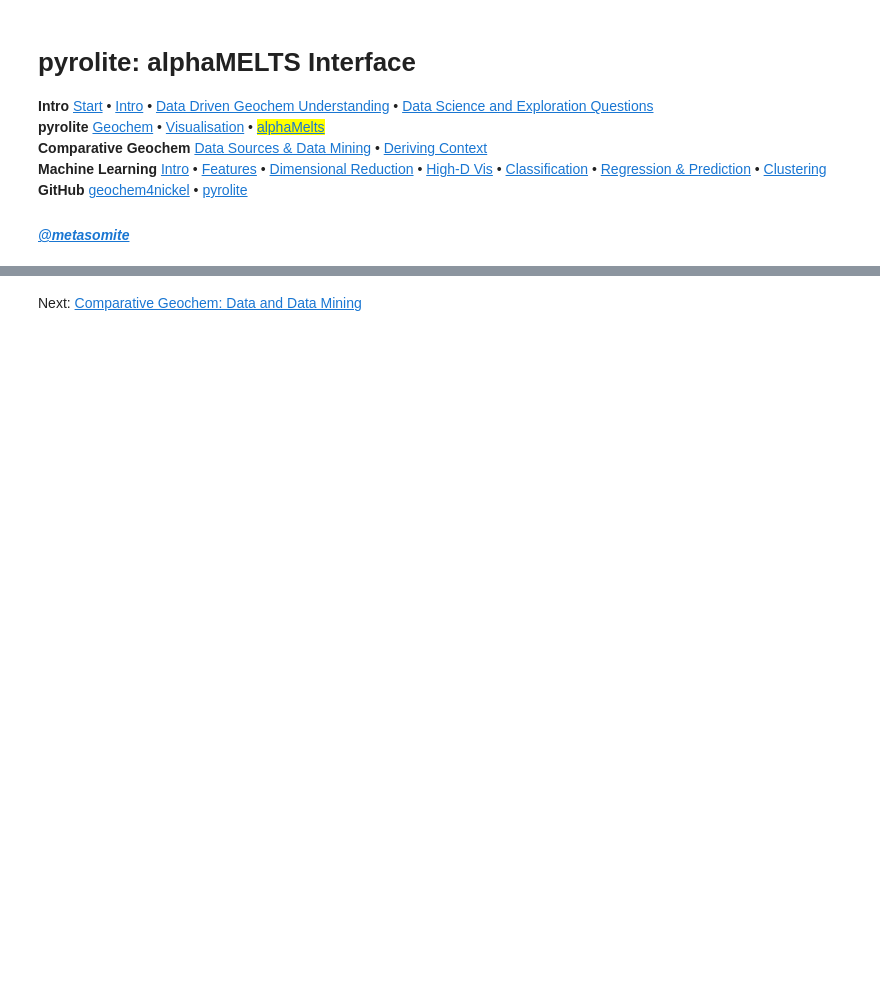
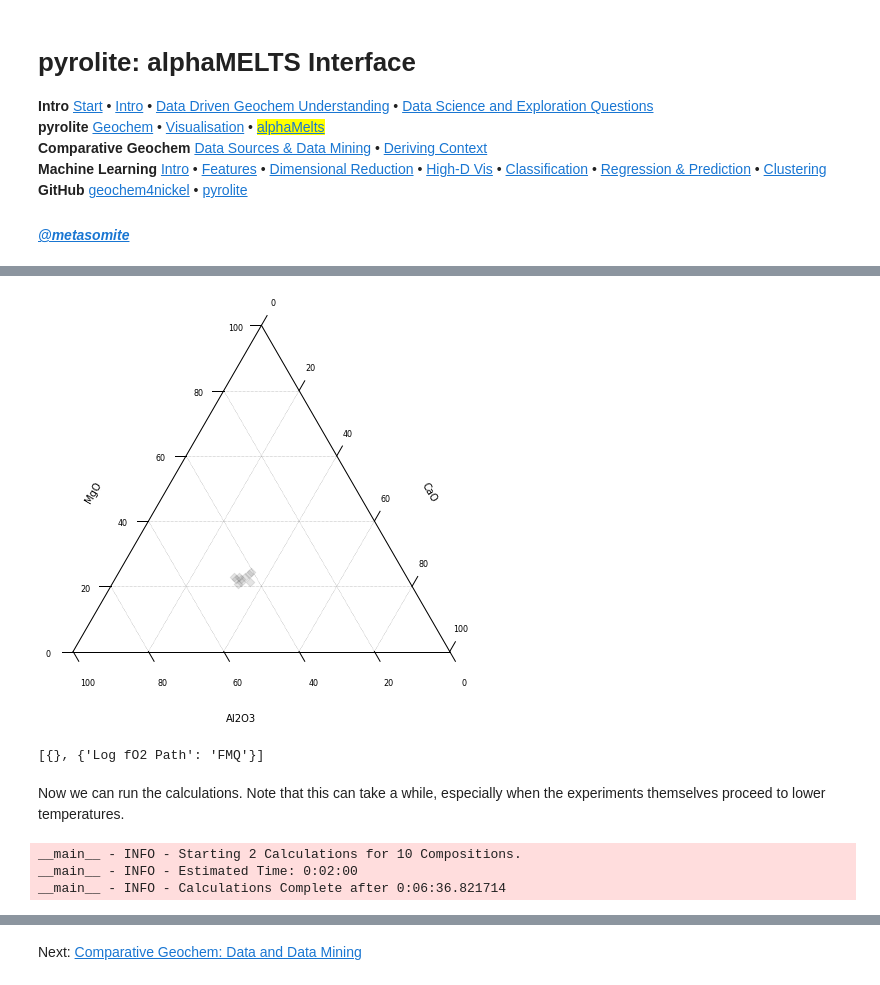
Before and after one commit to morganjwilliams/geochem4nickel, a Jupyter notebook: notebooks/2.3_pyroliteMELTS.ipynb, the cells around one changed output, grey strips where cells are left out. Saved outputs shown, nothing was run; the diff lists cells and outputs as text; code cells hidden in the pictures; blank space fills up the shorter version.

Commit message:
Update pyrolite melts notebook

```diff
--- a/notebooks/2.3_pyroliteMELTS.ipynb
+++ b/notebooks/2.3_pyroliteMELTS.ipynb
@@ -7,0 +31,38 @@
+# %%
+def blur_compositions(df, noise=0.05, scale=100):
+    """
+    Function to add 'compositional noise' to a set of compositions. In reality, it's
+    its best to use measured uncertainties to generate these simulated compositions.
+    """
+    # transform into compositional space, add noise, return to simplex
+    xvals = ilr(df.values)
+    xvals += np.random.randn(*xvals.shape) * noise
+    return inverse_ilr(xvals) * scale
+# %%
+from pyrolite.geochem.norm import get_reference_composition
+
+# get the major element composition of MORB from Gale et al (2013)
+Gale_MORB = get_reference_composition("MORB_Gale2013")
+MORB = Gale_MORB.comp.pyrochem.oxides.reset_index(drop=True)
+# %%
+MORB["Title"] = Gale_MORB.name
+MORB["Initial Temperature"] = 1300
+MORB["Final Temperature"] = 800
+MORB["Initial Pressure"] = 5000
+MORB["Final Pressure"] = 5000
+MORB["Log fO2 Path"] = "FMQ"
+MORB["Increment Temperature"] = -5
+MORB["Increment Pressure"] = 0
+# %%
+from pyrolite.util.text import slugify
+from pyrolite.util.pd import accumulate
+
+reps = 10
+df = accumulate([MORB] * reps)
+df = df.reset_index().drop(columns="index")
+df[df.pyrochem.list_oxides] = (
+    df.loc[:, df.pyrochem.list_oxides].astype(float).pyrocomp.renormalise()
+)
+df[df.pyrochem.list_oxides] = blur_compositions(df[df.pyrochem.list_oxides])
+df.Title = df.Title + " " + df.index.map(str)  # differentiate titles
+df.Title = df.Title.apply(slugify)
@@ -7,0 +78,41 @@
+# %%
+ax = df.loc[:, ["CaO", "MgO", "Al2O3"]].pyroplot.ternary(alpha=0.2, c="0.5")
+# %% [output]
+[figure, added]
+# %%
+from pyrolite.ext.alphamelts.automation import MeltsBatch
+
+# create a directory to run this experiment in
+tempdir = Path("./") / "montecarlo"
+
+batch = MeltsBatch(
+    df,
+    default_config={
+        "Initial Pressure": 5000,
+        "Initial Temperature": 1300,
+        "Final Temperature": 800,
+        "modes": ["isobaric"],
+    },
+    grid={
+        # "Initial Pressure": [3000, 7000],
+        # "Log fO2 Path": [None, "FMQ"],
+        # "modifychem": [None, {"H2O": 0.5}],
+    },
+    env=env,
+    logger=logger,
+    fromdir=tempdir,
+)
+
+batch.grid
+# %% [output]
+[{}, {'Log fO2 Path': 'FMQ'}]
+# %% [markdown]
+Now we can run the calculations. Note that this can take a while, especially when the experiments themselves proceed to lower temperatures.
+# %%
+batch.run(
+    overwrite=True
+)  # overwrite=False if you don't want to update existing exp folders
+# %% [output]
+__main__ - INFO - Starting 2 Calculations for 10 Compositions.
+__main__ - INFO - Estimated Time: 0:02:00
+__main__ - INFO - Calculations Complete after 0:06:36.821714
```
Also changed, not shown: parts of 7 cells of this notebook.
